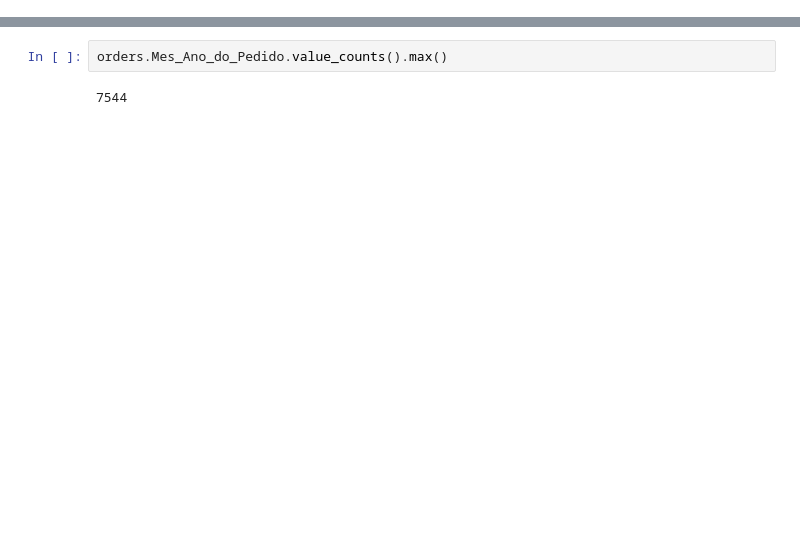
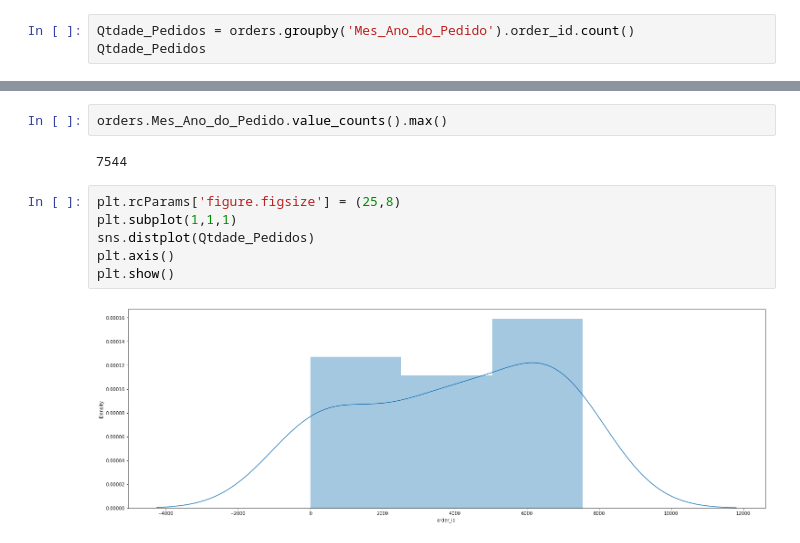
Before and after one commit to LucyMenges/Tech_Dados, a Jupyter notebook: Olist.ipynb, the cells around one changed output, grey strips where cells are left out. Saved outputs shown, nothing was run; the diff lists cells and outputs as text; blank space fills up the shorter version.

```diff
--- a/Olist.ipynb
+++ b/Olist.ipynb
@@ -622,0 +597,3 @@ Name: Mes_Ano_do_Pedido, dtype: int64
+# %%
+Qtdade_Pedidos = orders.groupby('Mes_Ano_do_Pedido').order_id.count()
+Qtdade_Pedidos
@@ -624,6 +619,14 @@ Name: Mes_Ano_do_Pedido, dtype: int64
 orders.Mes_Ano_do_Pedido.value_counts().max()
 # %% [output]
 7544
+# %%
+plt.rcParams['figure.figsize'] = (25,8)
+plt.subplot(1,1,1)
+sns.distplot(Qtdade_Pedidos)
+plt.axis()
+plt.show()
+# %% [output]
+[figure, added]
 # %%
 orders.Mes_Ano_do_Pedido.value_counts().sort_index().plot()
 # %% [output]
```
Also changed, not shown: parts of 34 cells of this notebook.
